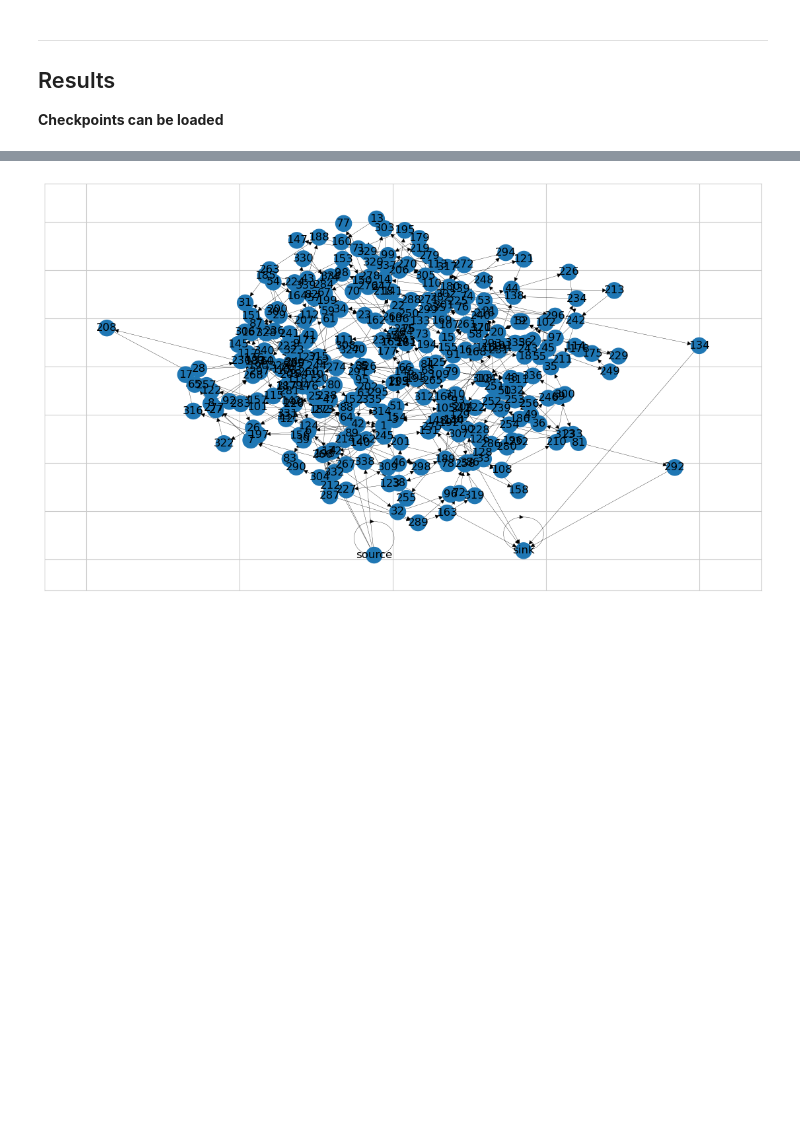
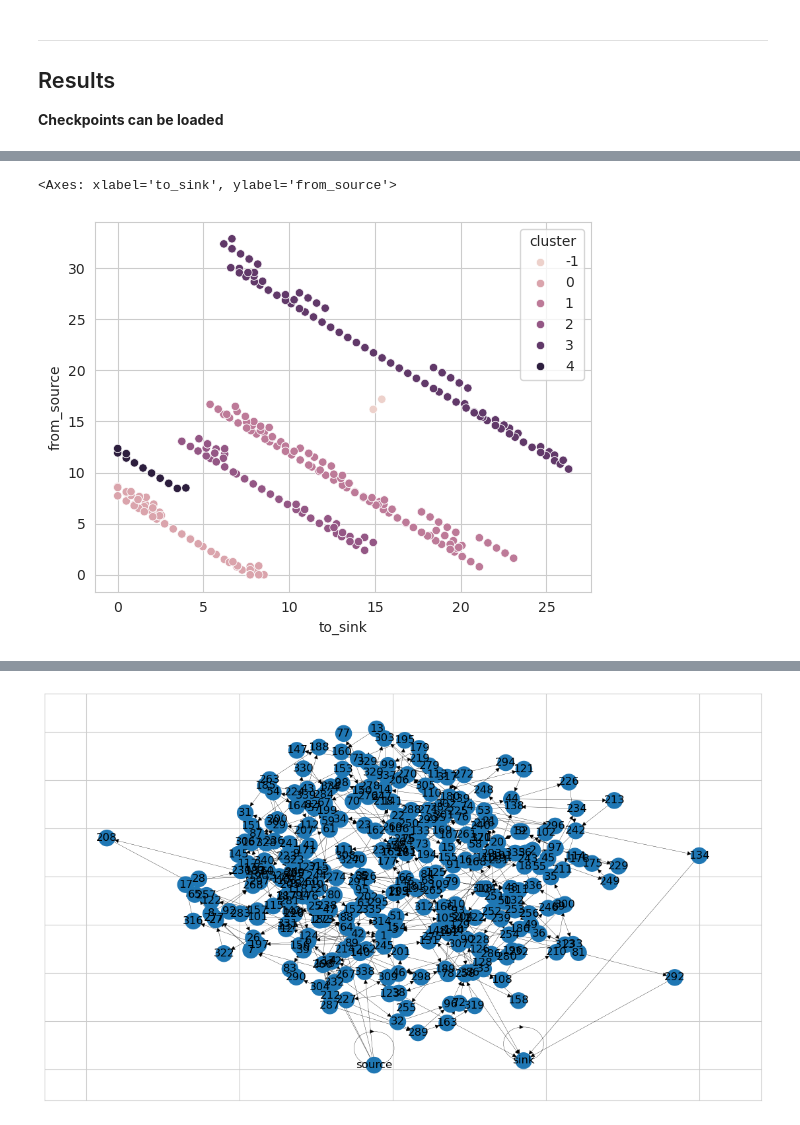
Before and after one commit to jorgeavilacartes/panricci, a Jupyter notebook: notebooks/ricci-flow.ipynb, the cells around one changed output, grey strips where cells are left out. Cells and saved outputs as stored; diff of their text form; code cells hidden in the pictures; blank space fills up the shorter version.

```diff
--- a/notebooks/ricci-flow.ipynb
+++ b/notebooks/ricci-flow.ipynb
@@ -57,0 +70,5 @@ sns.scatterplot(coords, x="from_source",y="to_sink",)
+# %%
+sns.scatterplot(coords, x="to_sink",y="from_source", hue="cluster")
+# %% [output]
+<Axes: xlabel='to_sink', ylabel='from_source'>
+[figure, added]
```
Also changed, not shown: parts of 9 cells of this notebook, 3 other files.
